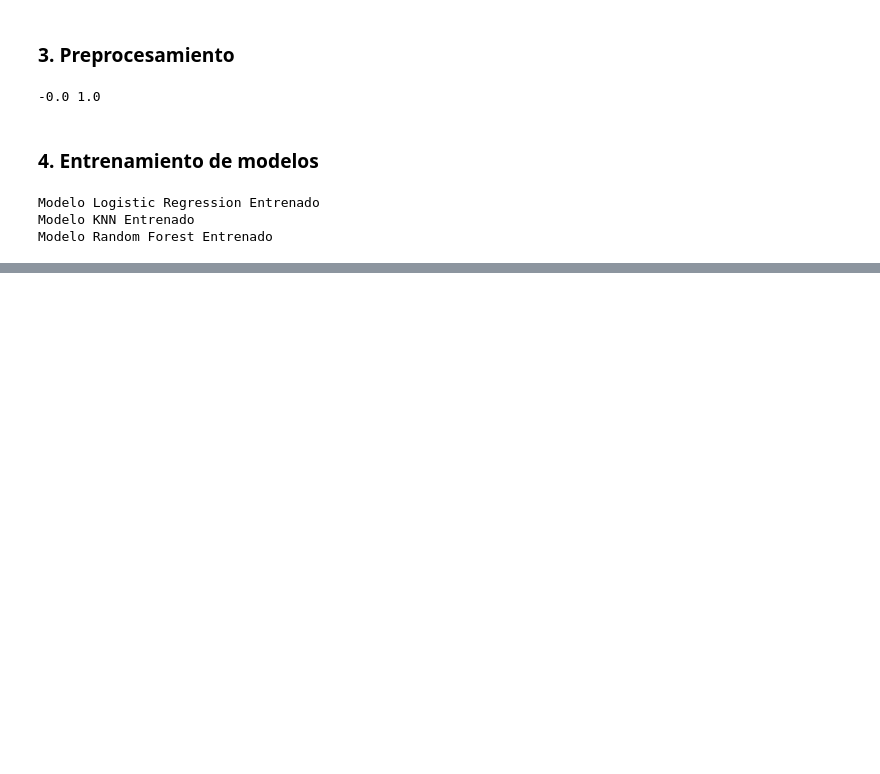
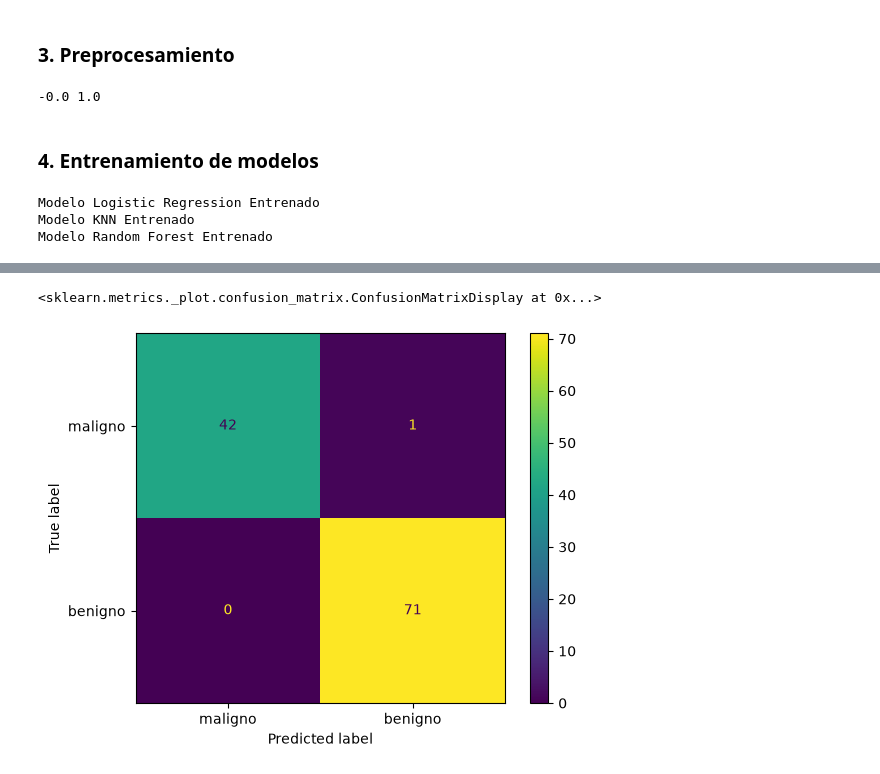
Before and after one commit to EduardoRdgzA/mx-labor-law-assistant, a Jupyter notebook: classification/breast_cancer.ipynb, the cells around one changed output, grey strips where cells are left out. Saved outputs shown, nothing was run; the diff lists cells and outputs as text; code cells hidden in the pictures; blank space fills up the shorter version.

Commit message:
feat: selección del model, evalaucion final y respeustas del notebook

```diff
--- a/classification/breast_cancer.ipynb
+++ b/classification/breast_cancer.ipynb
@@ -150,0 +187,16 @@ Modelo Random Forest Entrenado
+# %%
+best = models["Logistic Regression"][0]
+pred_test = best.predict(X_test_s)
+
+_class = classification_report(
+	y_true=y_test,
+	y_pred=pred_test,
+	target_names=["maligno", "benigno"],
+	digits=4,
+)
+_roc = roc_auc_score(
+	y_true=y_test,
+	y_score=best.predict_proba(X_test_s)[:, 1]
+	)
+print(_class)
+print("AUC test:", round(_roc, 3))
@@ -150,0 +214,9 @@ Modelo Random Forest Entrenado
+# %%
+ConfusionMatrixDisplay.from_predictions(
+	y_test,
+	pred_test,
+	display_labels=["maligno", "benigno"]
+)
+# %% [output]
+<sklearn.metrics._plot.confusion_matrix.ConfusionMatrixDisplay at 0x...>
+[figure, added]
```
Also changed, not shown: parts of 10 cells of this notebook.
